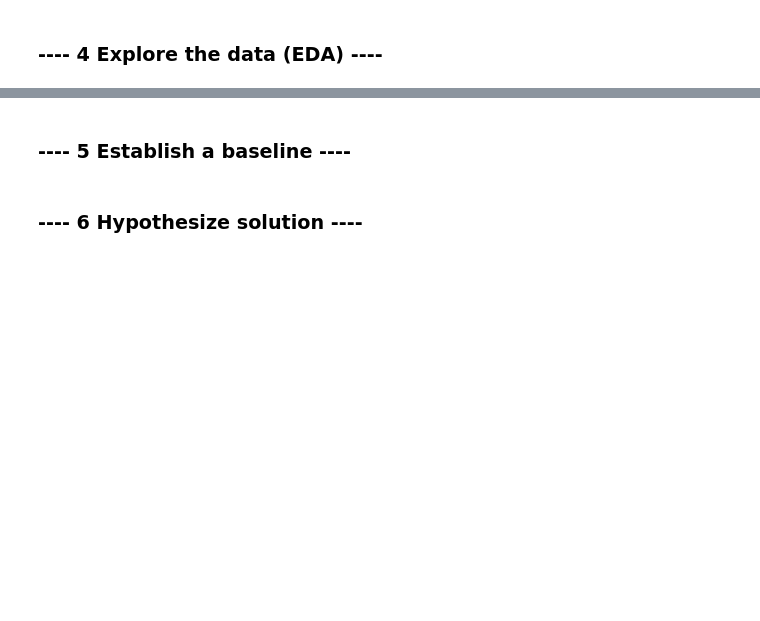
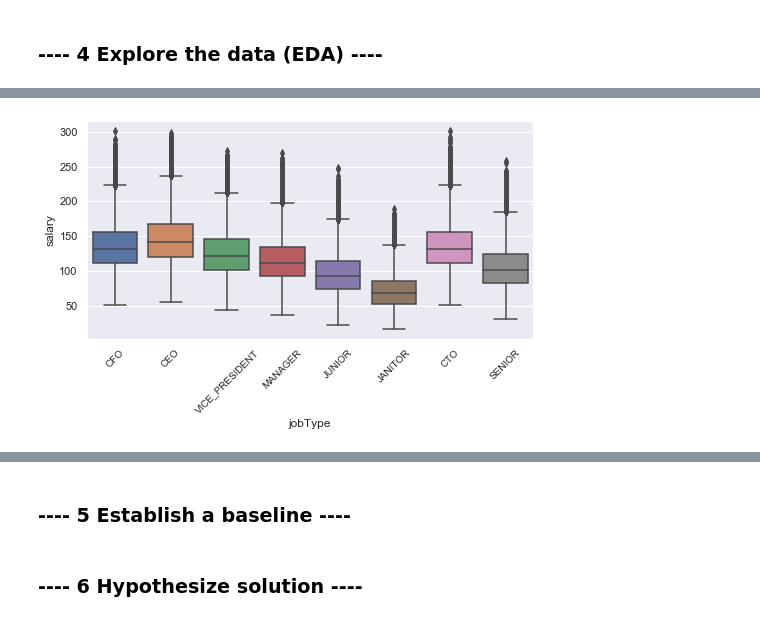
Before and after one commit to theadammurphy/salary_prediction, a Jupyter notebook: salary_prediction.ipynb, the cells around one changed output, grey strips where cells are left out. Drawn from its saved outputs; the diff is of its cells as text; code cells hidden in the pictures; blank space fills up the shorter version.

```diff
--- a/salary_prediction.ipynb
+++ b/salary_prediction.ipynb
@@ -29,0 +139,7 @@ __email__ = "your email here"
+# %%
+fig, ax = plt.subplots(figsize=plt.figaspect(1/2))
+sns.boxplot(x='jobType', y='salary', data=features_and_salaries)
+plt.xticks(rotation=45, size=10)
+plt.show()
+# %% [output]
+[figure, added]
```
Also changed, not shown: parts of 25 cells of this notebook.
